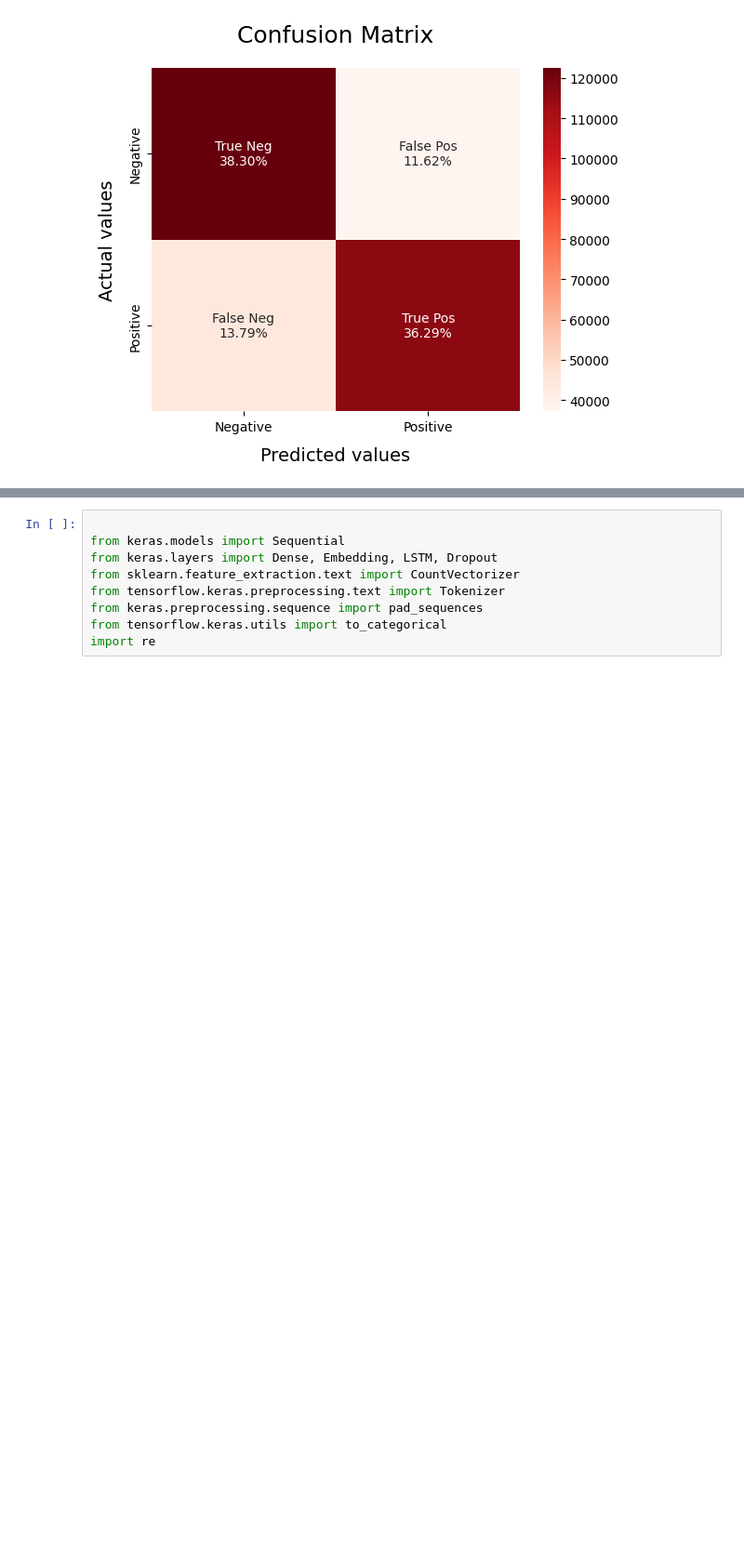
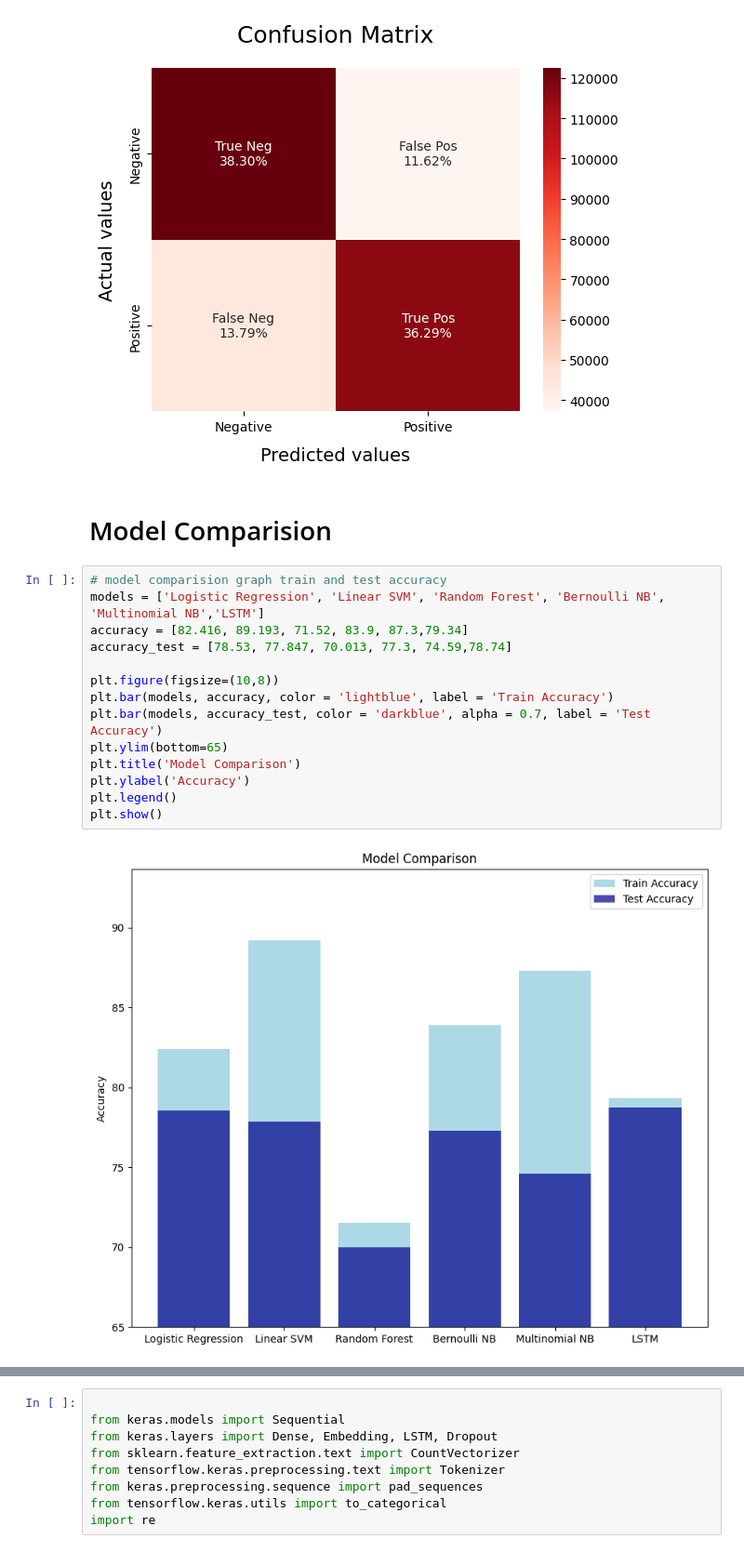
Before and after one commit to AmiRaGaL/TSA, a Jupyter notebook: TSA_ML.ipynb, the cells around one changed output, grey strips where cells are left out. Shown at 93% size. Drawn from its saved outputs; the diff is of its cells as text; blank space fills up the shorter version.

```diff
--- a/TSA_ML.ipynb
+++ b/TSA_ML.ipynb
@@ -392,3 +449,21 @@ Accuracy of model on testing data : 74.588125
    macro avg       0.75      0.75      0.75    320000
 weighted avg       0.75      0.75      0.75    320000
 [figure]
+# %% [markdown]
+# Model Comparision
+# %%
+# model comparision graph train and test accuracy
+models = ['Logistic Regression', 'Linear SVM', 'Random Forest', 'Bernoulli NB', 'Multinomial NB','LSTM']
+accuracy = [82.416, 89.193, 71.52, 83.9, 87.3,79.34]
+accuracy_test = [78.53, 77.847, 70.013, 77.3, 74.59,78.74]
+
+plt.figure(figsize=(10,8))
+plt.bar(models, accuracy, color = 'lightblue', label = 'Train Accuracy')
+plt.bar(models, accuracy_test, color = 'darkblue', alpha = 0.7, label = 'Test Accuracy')
+plt.ylim(bottom=65)
+plt.title('Model Comparison')
+plt.ylabel('Accuracy')
+plt.legend()
+plt.show()
+# %% [output]
+[figure, added]
```
Also changed, not shown: parts of 28 cells of this notebook, 16 other files.
